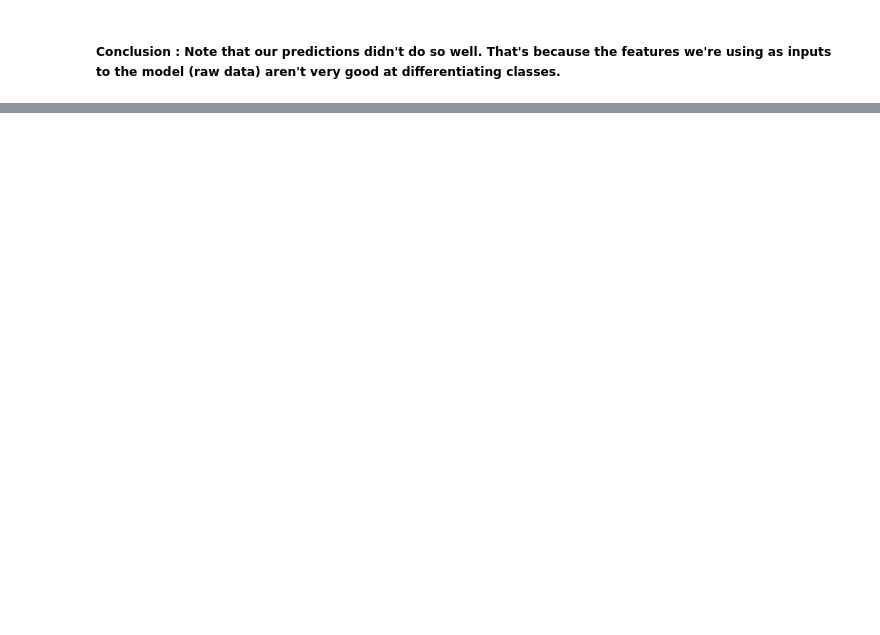
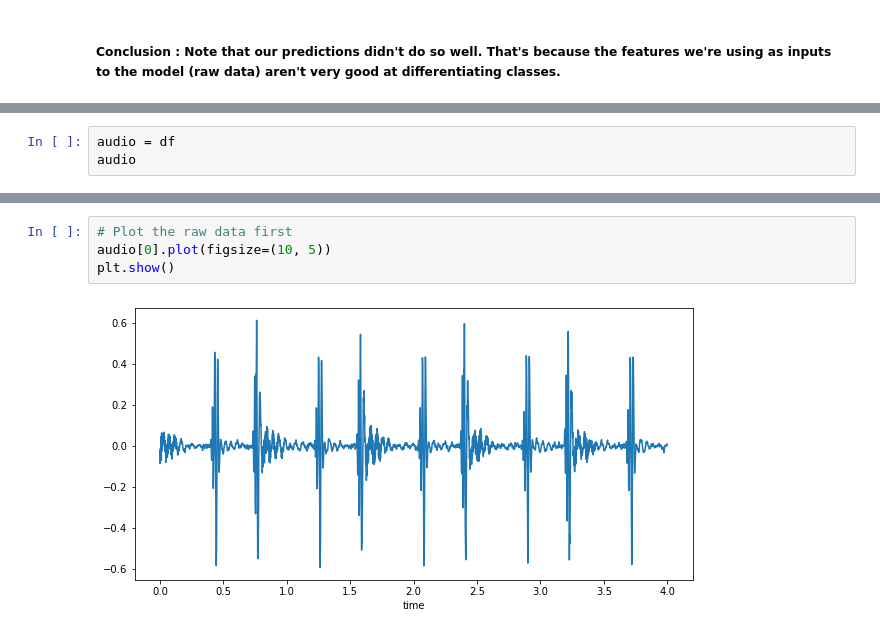
Before and after one commit to naikshubham/Forecasting-using-Python, a Jupyter notebook: ML-for-Time-Series-Data/code/ML for Time Series Data.ipynb, the cells around one changed output, grey strips where cells are left out. Cells and saved outputs as stored; diff of their text form; blank space fills up the shorter version.

```diff
--- a/ML-for-Time-Series-Data/code/ML for Time Series Data.ipynb
+++ b/ML-for-Time-Series-Data/code/ML for Time Series Data.ipynb
@@ -220,0 +224,3 @@ print(sum(predictions == y_test.squeeze()) / len(y_test))
+# %%
+audio = df
+audio
@@ -220,0 +242,6 @@ print(sum(predictions == y_test.squeeze()) / len(y_test))
+# %%
+# Plot the raw data first
+audio[0].plot(figsize=(10, 5))
+plt.show()
+# %% [output]
+[figure, added]
```
Also changed, not shown: parts of 15 cells of this notebook, 12 other files.
